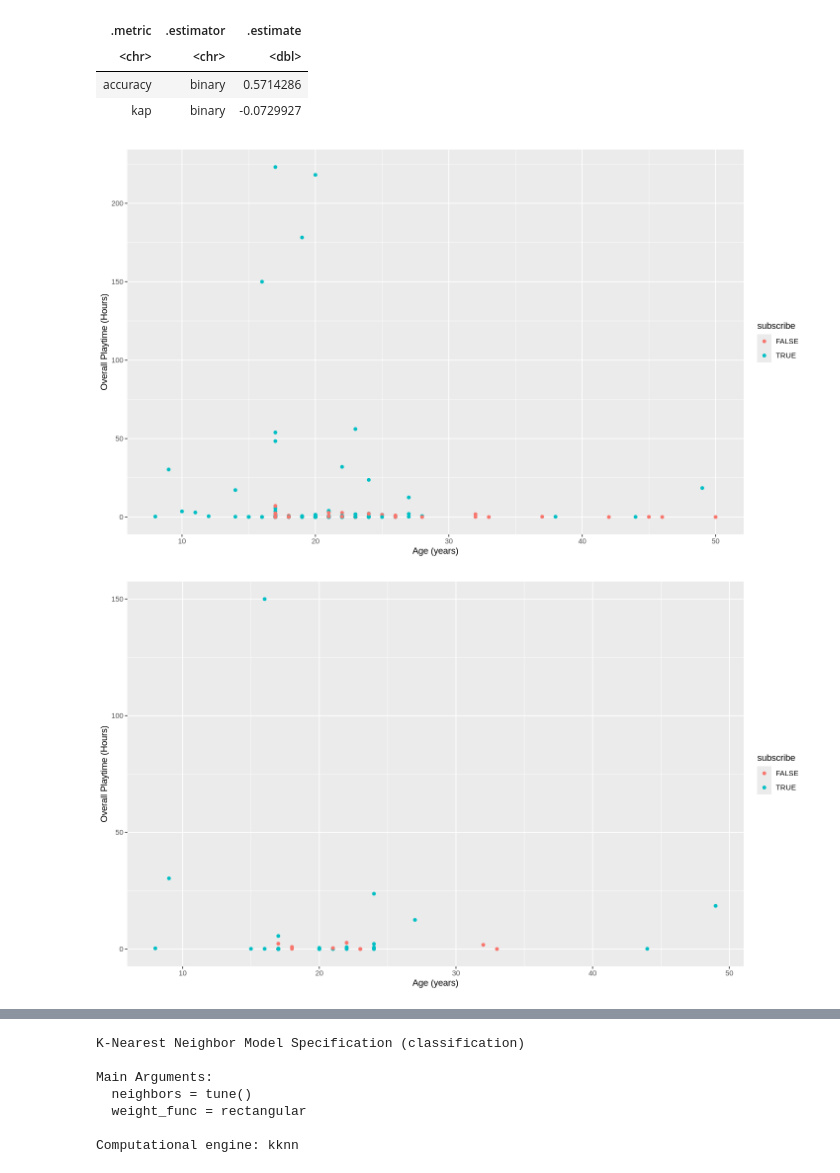
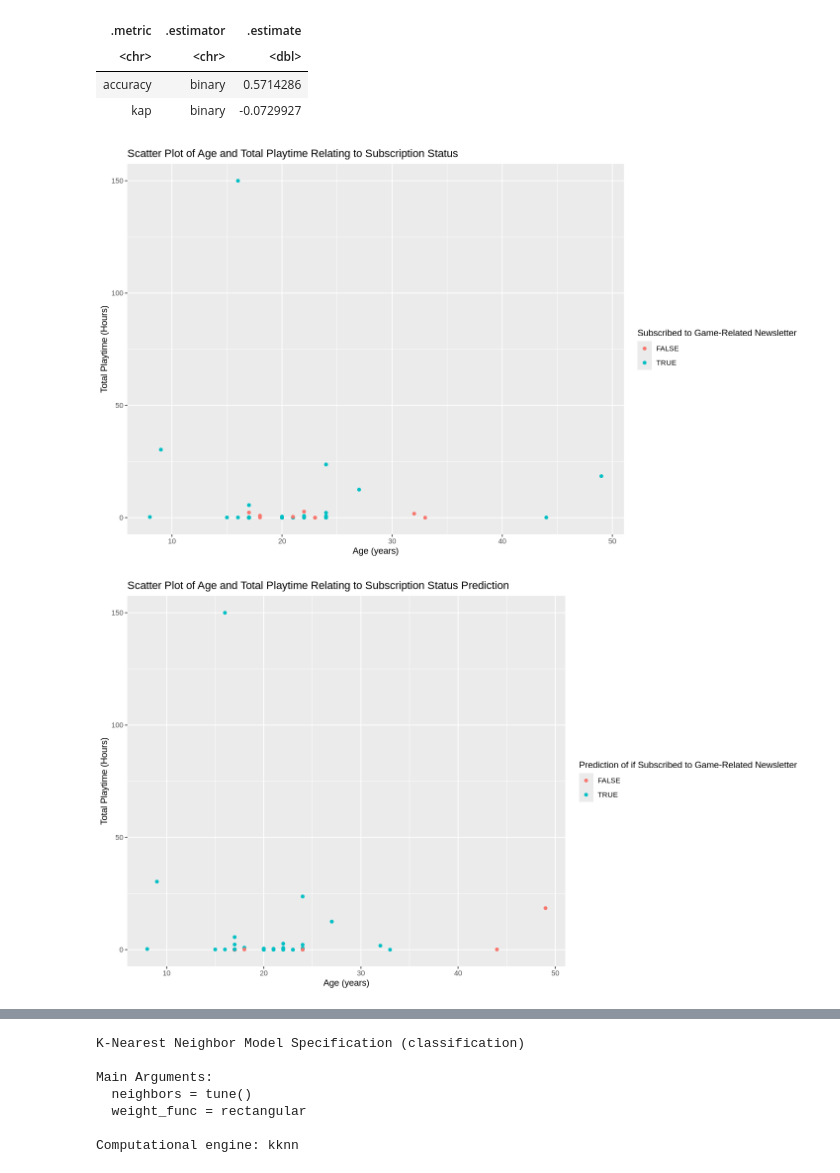
Before and after one commit to Kqvii/DSCI100-Group13, a Jupyter notebook: GroupProject-2.ipynb, the cells around one changed output, grey strips where cells are left out. Saved outputs shown, nothing was run; the diff lists cells and outputs as text; code cells hidden in the pictures.

```diff
--- a/GroupProject-2.ipynb
+++ b/GroupProject-2.ipynb
@@ -162,23 +163,27 @@ A tibble: 2 × 3
 | accuracy | binary | 0.5714286 |
 | kap | binary | -0.0729927 |
 # %%
-players_plot <- players_wrangled |>
+players_plot <- players_test_predictions |>
     ggplot(aes(x = Age, y = played_hours)) +
         geom_point(aes(colour = subscribe)) +
         xlab("Age (years)") +
-        ylab("Overall Playtime (Hours)")
+        ylab("Total Playtime (Hours)") +
+        labs(colour = "Subscribed to Game-Related Newsletter",
+             title = "Scatter Plot of Age and Total Playtime Relating to Subscription Status")
 players_plot
 
 
 players_prediction_plot <- players_test_predictions |>
     ggplot(aes(x = Age, y = played_hours)) +
-        geom_point(aes(colour = subscribe)) +
+        geom_point(aes(colour = .pred_class)) +
         xlab("Age (years)") +
-        ylab("Overall Playtime (Hours)")
+        ylab("Total Playtime (Hours)") +
+        labs(colour = "Prediction of if Subscribed to Game-Related Newsletter",
+             title = "Scatter Plot of Age and Total Playtime Relating to Subscription Status Prediction")
 players_prediction_plot
 # %% [output]
-[figure, old version]
+[figure, new version]
-[figure, old version]
+[figure, new version]
 # %%
 options(repr.plot.width=12)
 players_dist <- players_wrangled |>
```
Also changed, not shown: parts of 7 cells of this notebook.
